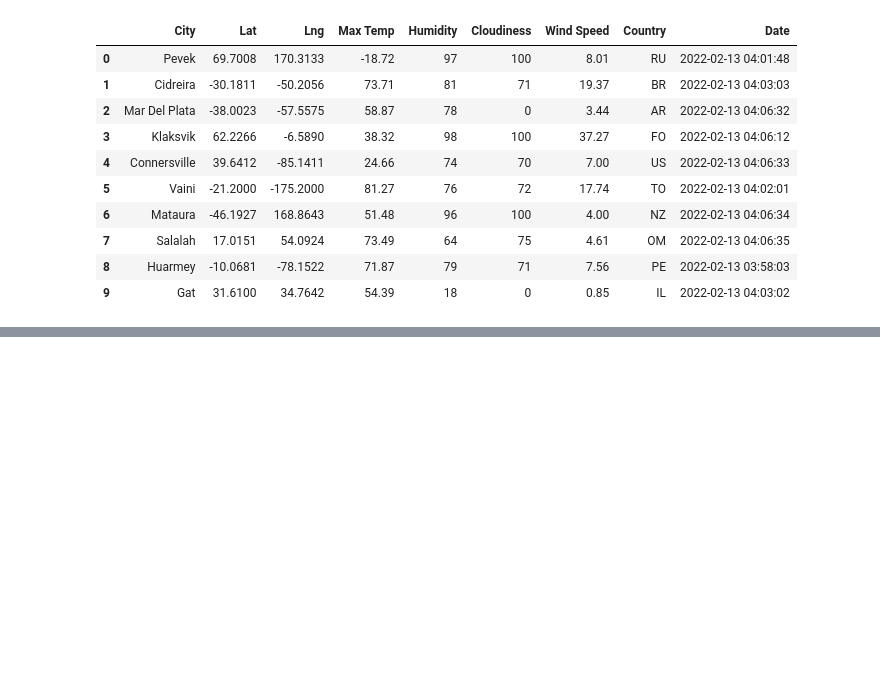
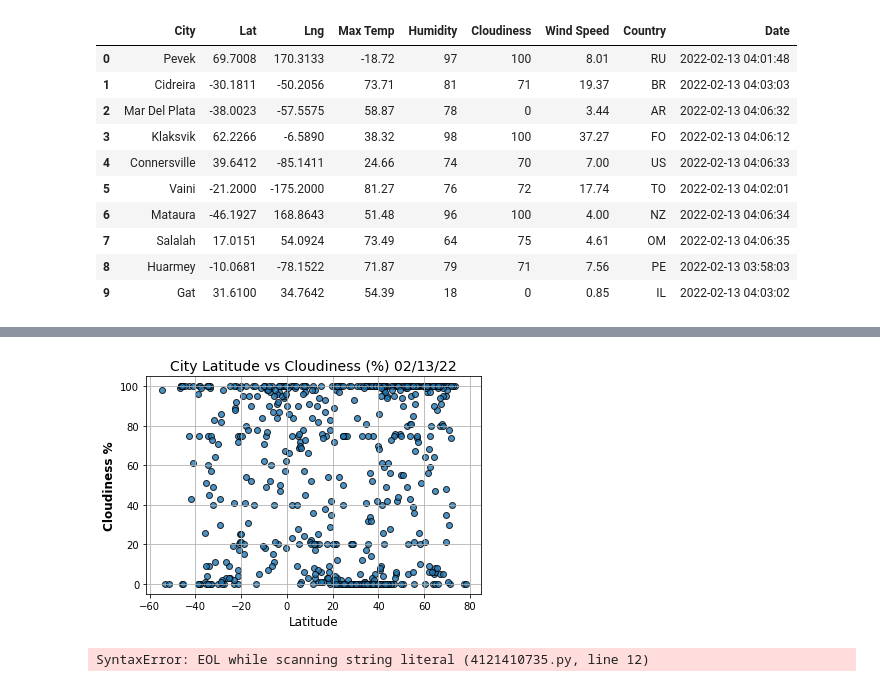
Before and after one commit to Lydiadel/World_Weather_Analysis, a Jupyter notebook: Weather.ipynb, the cells around one changed output, grey strips where cells are left out. Cells and saved outputs as stored; diff of their text form; code cells hidden in the pictures; blank space fills up the shorter version.

```diff
--- a/Weather.ipynb
+++ b/Weather.ipynb
@@ -181,0 +240,37 @@ city_data_df.to_csv(output_data_file, index_label="City ID")
+# %%
+# Build the scatter plot for latitude vs cloudiness
+plt.scatter(lats,
+            cloudiness,
+            edgecolor='k',
+            marker='o',
+            alpha=0.8,
+            linewidths=1,
+            label='Cities'
+           )
+plt.title(f'City Latitude vs Cloudiness (%) ' + time.strftime("%x"), fontsize=14)
+plt.ylabel(f"Cloudiness %", fontsize=12, fontweight='bold')
+plt.xlabel(f"Latitude", fontsize=12)
+plt.grid(True)
+
+#Save the figure
+plt.savefig("weather_data/Fig3.png", facecolor='white')
+
+# Show plot.
+plt.show()
+# %% [output]
+[figure, added]
+# %%
+# Build the scatter plot for latitude vs wind speed.
+plt.scattter(lats,
+             wind_speed,
+             edgecolor='k',
+             marker='o',
+             alpha=0.8,
+             linewidths=1,
+             label='Cities'
+            )
+plt.title(f"City Latitude vs Wind Speed (%) " + time.strftime("%x"), fontsize=14)
+plt.ylabel(f"Clss %", fontsize=12, fontweigh t='bold')
+plt.xlabel(f")
+# %% [output]
+SyntaxError: EOL while scanning string literal (4121410735.py, line 12)
```
Also changed, not shown: parts of 10 cells of this notebook, 4 other files.
